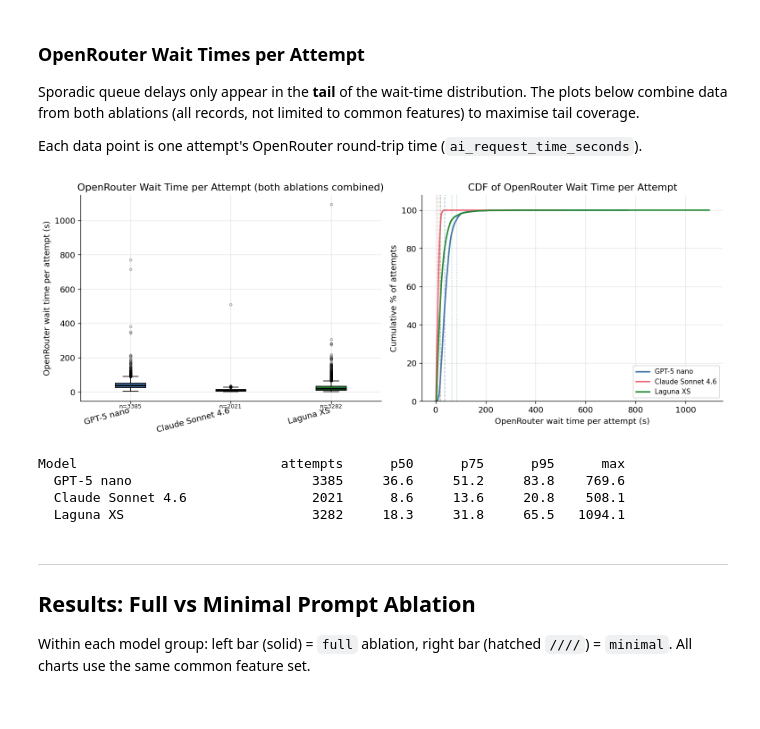
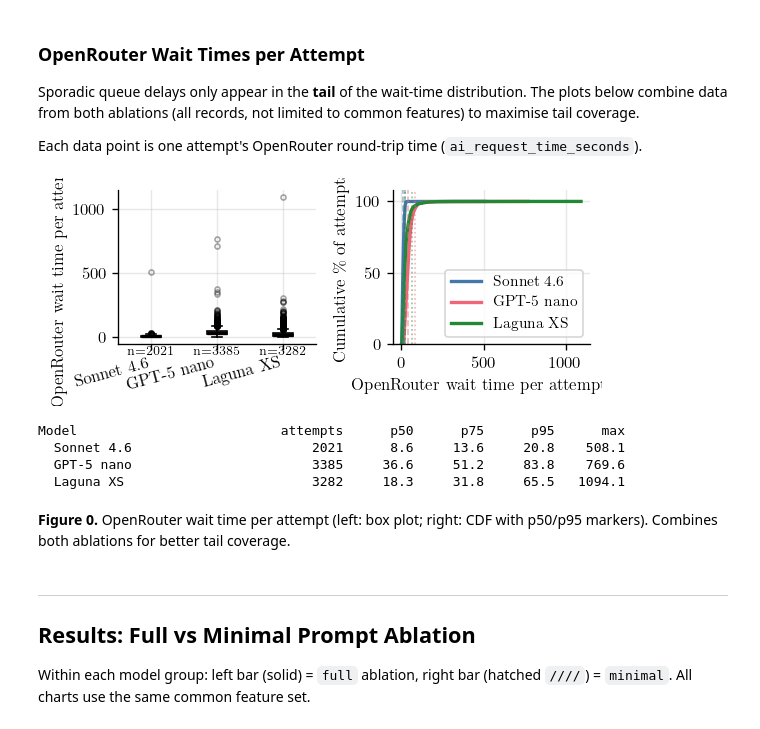
Before and after one commit to alschena/eiffel-tools, a Jupyter notebook: draft-paper/experiments/analysis.ipynb, the cells around one changed output. Cells and saved outputs as stored; diff of their text form; code cells hidden in the pictures.

```diff
--- a/draft-paper/experiments/analysis.ipynb
+++ b/draft-paper/experiments/analysis.ipynb
@@ -24,3 +24,26 @@ plt.rcParams.update({
     "grid.alpha": 0.3,
     "font.size": 11,
 })
+# %%
+import json
+import shutil
+import numpy as np
+import pandas as pd
+import matplotlib.pyplot as plt
+from pathlib import Path
+
+_has_latex = shutil.which("latex") is not None
+
+plt.rcParams.update({
+    "text.usetex": _has_latex,
+    "font.family": "serif",
+    "font.size": 10,              # LLNCS base font size
+    "figure.figsize": (4.80, 3.0),  # LLNCS text width = 12.2cm
+    "figure.dpi": 120,
+    "axes.spines.top": False,
+    "axes.spines.right": False,
+    "axes.grid": True,
+    "grid.alpha": 0.3,
+})
+
+print(f"LaTeX rendering: {'enabled' if _has_latex else 'disabled (latex not found)'}")
@@ -27,13 +52,13 @@ plt.rcParams.update({
 # %%
 # ── Configuration ─────────────────────────────────────────────────────────────
 MODELS = [
+    "anthropic/claude-sonnet-4.6",
     "openai/gpt-5-nano",
-    "anthropic/claude-sonnet-4.6",
     "poolside/laguna-xs.2:free",
 ]
 MODEL_LABELS = {
     "openai/gpt-5-nano":           "GPT-5 nano",
-    "anthropic/claude-sonnet-4.6": "Claude Sonnet 4.6",
+    "anthropic/claude-sonnet-4.6": "Sonnet 4.6",
     "poolside/laguna-xs.2:free":   "Laguna XS",
 }
 ABLATIONS       = ["full", "minimal"]
@@ -145,7 +198,7 @@ for m in MODELS:
                     ix_rows.append({"model": m, "label": MODEL_LABELS[m], "wait": t})
 df_ix = pd.DataFrame(ix_rows)
 
-fig, axes = plt.subplots(1, 2, figsize=(13, 5))
+fig, axes = plt.subplots(1, 2, figsize=(4.8, 2.0))
 
 ax = axes[0]
 box_data = [df_ix[df_ix["model"] == m]["wait"].values for m in MODELS]
@@ -157,7 +210,6 @@ for patch, c in zip(bp["boxes"], COLORS):
     patch.set_facecolor(c)
 ax.set_xticklabels([MODEL_LABELS[m] for m in MODELS], rotation=15, ha="right")
 ax.set_ylabel("OpenRouter wait time per attempt (s)")
-ax.set_title("OpenRouter Wait Time per Attempt (both ablations combined)")
 for i, (m, d) in enumerate(zip(MODELS, box_data), 1):
     if len(d):
         ax.text(i, -ax.get_ylim()[1] * 0.06,
@@ -165,41 +217,42 @@ for i, (m, d) in enumerate(zip(MODELS, box_data), 1):
 
 ax = axes[1]
 for i, m in enumerate(MODELS):
     d = np.sort(df_ix[df_ix["model"] == m]["wait"].values)
     if len(d) == 0:
         continue
     cdf = np.arange(1, len(d) + 1) / len(d) * 100
     ax.plot(d, cdf, color=COLORS[i], linewidth=2, label=MODEL_LABELS[m])
 ax.set_xlabel("OpenRouter wait time per attempt (s)")
-ax.set_ylabel("Cumulative % of attempts")
-ax.set_title("CDF of OpenRouter Wait Time per Attempt")
+ax.set_ylabel("Cumulative \\% of attempts")
 ax.set_ylim(0, 108)
 ax.legend(fontsize=9)
 for i, m in enumerate(MODELS):
     d = df_ix[df_ix["model"] == m]["wait"].values
     if len(d) == 0:
         continue
     for pct, ls in [(50, "--"), (95, ":")]:
         v = np.percentile(d, pct)
         ax.axvline(v, color=COLORS[i], linestyle=ls, linewidth=1, alpha=0.5)
 
 plt.tight_layout()
-plt.savefig("analysis_or_queue.png", bbox_inches="tight")
+plt.savefig("analysis_or_queue.pdf", bbox_inches="tight")
 plt.show()
 
 print(f"{'Model':<30} {'attempts':>8}  {'p50':>7}  {'p75':>7}  {'p95':>7}  {'max':>7}")
 for m in MODELS:
     d = df_ix[df_ix["model"] == m]["wait"].values
     if len(d):
         print(f"  {MODEL_LABELS[m]:<28} {len(d):>8}  "
               f"{np.percentile(d,50):>7.1f}  {np.percentile(d,75):>7.1f}  "
               f"{np.percentile(d,95):>7.1f}  {np.max(d):>7.1f}")
 # %% [output]
-[figure, old version]
+[figure, new version]
 Model                          attempts      p50      p75      p95      max
+  Sonnet 4.6                       2021      8.6     13.6     20.8    508.1
   GPT-5 nano                       3385     36.6     51.2     83.8    769.6
-  Claude Sonnet 4.6                2021      8.6     13.6     20.8    508.1
   Laguna XS                        3282     18.3     31.8     65.5   1094.1
+# %% [markdown]
+**Figure 0.** OpenRouter wait time per attempt (left: box plot; right: CDF with p50/p95 markers). Combines both ablations for better tail coverage.
 # %% [markdown]
 ---
 
```
Also changed, not shown: parts of 32 cells of this notebook, 10 other files.
